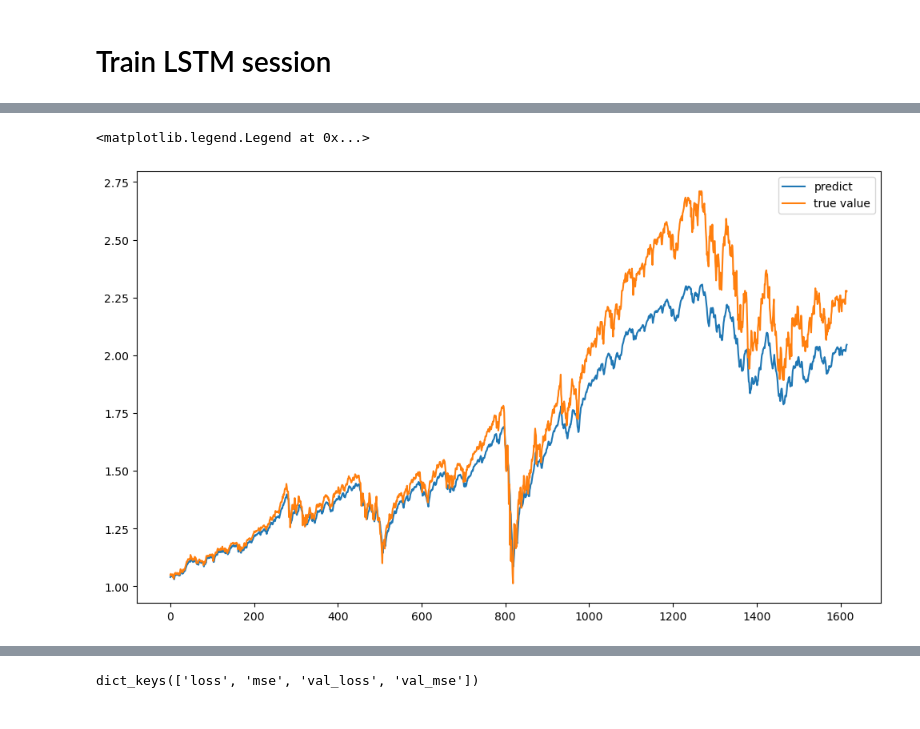
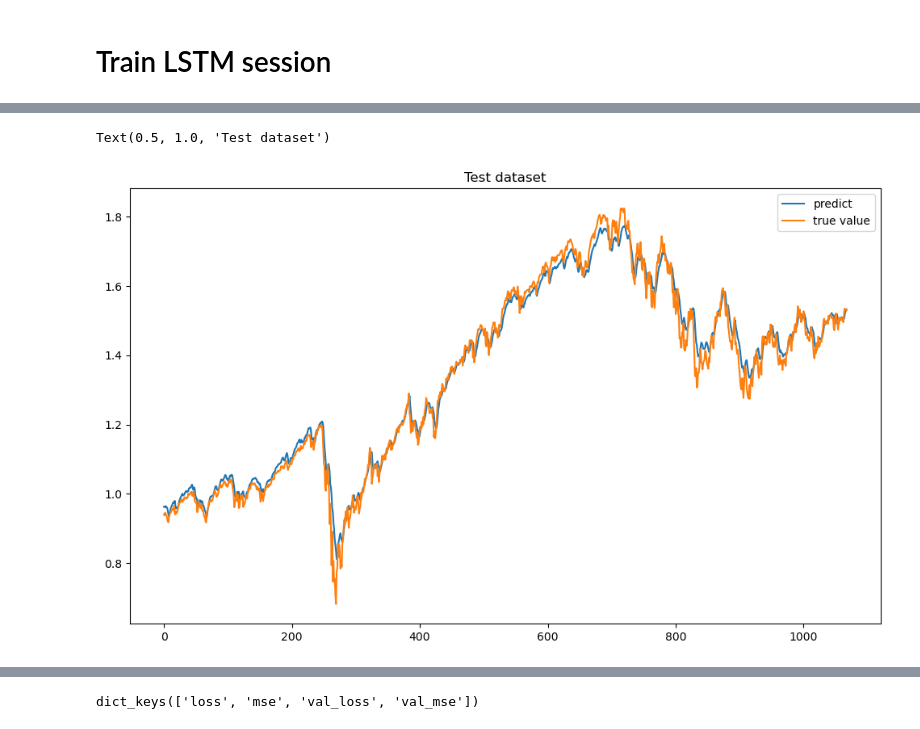
Before and after one commit to Arthitkhotsaenlee/stock_market_and_trading, a Jupyter notebook: stock_forecasting.ipynb, the cells around one changed output, grey strips where cells are left out. Cells and saved outputs as stored; diff of their text form; code cells hidden in the pictures.

Commit message:
prediction stock market models

```diff
--- a/stock_forecasting.ipynb
+++ b/stock_forecasting.ipynb
@@ -121,6 +121,6 @@ data
 # %%
 # Train-test split
-X_train, X_test, y_train, y_test = train_test_split(data.drop(['Target','TargetClass','TargetNextClose'],axis=1),data[["TargetNextClose"]] , test_size=0.3, random_state=42, shuffle=False)
+X_train, X_test, y_train, y_test = train_test_split(data.drop(['Target','TargetClass','TargetNextClose'],axis=1),data[["TargetNextClose"]] , test_size=0.2, random_state=42, shuffle=False)
 # scalize data
 scaler = MinMaxScaler(feature_range=(0,1))
 X_train_scaled = scaler.fit_transform(X_train)
@@ -186,15 +186,20 @@ def Models(window_size, n_features, n_lstm_layer, drop_out=0.4):
             if i == 0:
                 lstm_layer = LSTM(150, name=f"lstm_layer_{i}", return_sequences=True)(lstm_imput)
                 drop_layer = Dropout(drop_out)(lstm_layer)
+            elif i == n_lstm_layer-1:
+                lstm_layer = LSTM(50*(n_lstm_layer-i), name=f"lstm_layer_end")(drop_layer)
+                drop_layer = Dropout(drop_out)(lstm_layer)
             else:
                 lstm_layer = LSTM(50*(n_lstm_layer-i), name=f"lstm_layer_{i}", return_sequences=True)(drop_layer)
                 drop_layer = Dropout(drop_out)(lstm_layer)
     flatten_layer = Flatten(name='flatten')(drop_layer)
     dense_layer = Dense(100,name="dease_layer")(flatten_layer)
-    dense_layer = Activation("elu")(dense_layer)
-    drop_layer = Dropout(drop_out)(dense_layer)
-    dense_layer = Dense(1,name="dease_layer2")(drop_layer)
-    output = Activation("linear", name="output")(dense_layer)
+    activation_layer = Activation("relu")(dense_layer)
+    dense_layer1 = Dense(50,name="dease_layer2")(activation_layer)
+    activation_layer1 = Activation("relu")(dense_layer1)
+    drop_layer = Dropout(drop_out)(activation_layer1)
+    dense_layer2 = Dense(1,name="dease_layer3")(drop_layer)
+    output = Activation("linear", name="output")(dense_layer2)
 
     return Model(lstm_imput, output)
 
@@ -205,7 +210,7 @@ checkpoint = ModelCheckpoint(filepath="./best_weigth.h5",
                                      save_weights_only=True,
                                      )
 model = Models(window_size,8,1)
-adam = optimizers.Adam()
+adam = optimizers.Adam(learning_rate=0.0001)
 model.compile(optimizer="adam", loss="mse", metrics=["mse"])
 model.summary()
 # %% [output]
@@ -235,4 +242,7 @@ _________________________________________________________________
 # %%
-history = model.fit(x=X_train_sliced, y=y_train_sliced, batch_size=32, epochs=50, shuffle=True, validation_split=0.2, callbacks = [checkpoint])
+history = model.fit(x=X_train_sliced, y=y_train_sliced, batch_size=32, epochs=50, shuffle=True,
+                    # validation_split=0.2,
+                    validation_data = (X_test_sliced,y_test_sliced),
+                    callbacks = [checkpoint])
 # %% [output]
 Epoch 1/50
@@ -280,4 +290,5 @@ fig, ax = plt.subplots(figsize=(12,7))
 ax.plot(predict, label="predict")
 ax.plot(y_test_sliced, label="true value")
 ax.legend()
+plt.title('Test dataset')
 # %% [output]
@@ -285,5 +296,5 @@ ax.legend()
-<matplotlib.legend.Legend at 0x...>
+Text(0.5, 1.0, 'Test dataset')
-[figure, old version]
+[figure, new version]
 # %%
 predict = model.predict(X_train_sliced)
 fig, ax = plt.subplots(figsize=(12,7))
```
Also changed, not shown: parts of 12 cells of this notebook, 2 other files.
